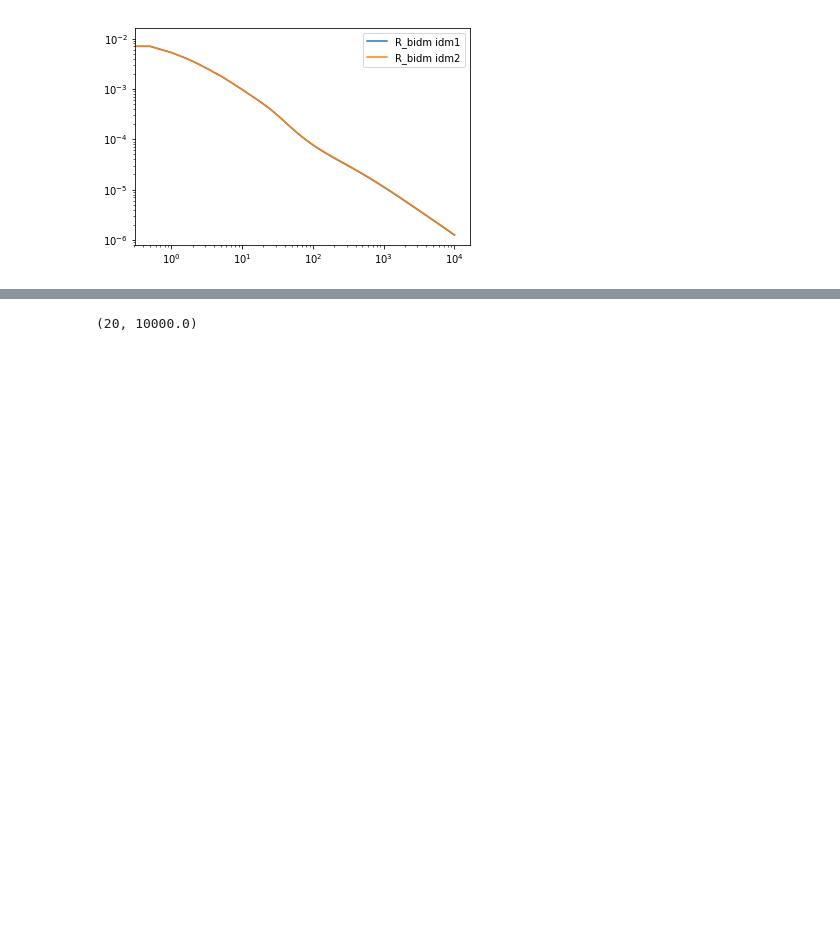
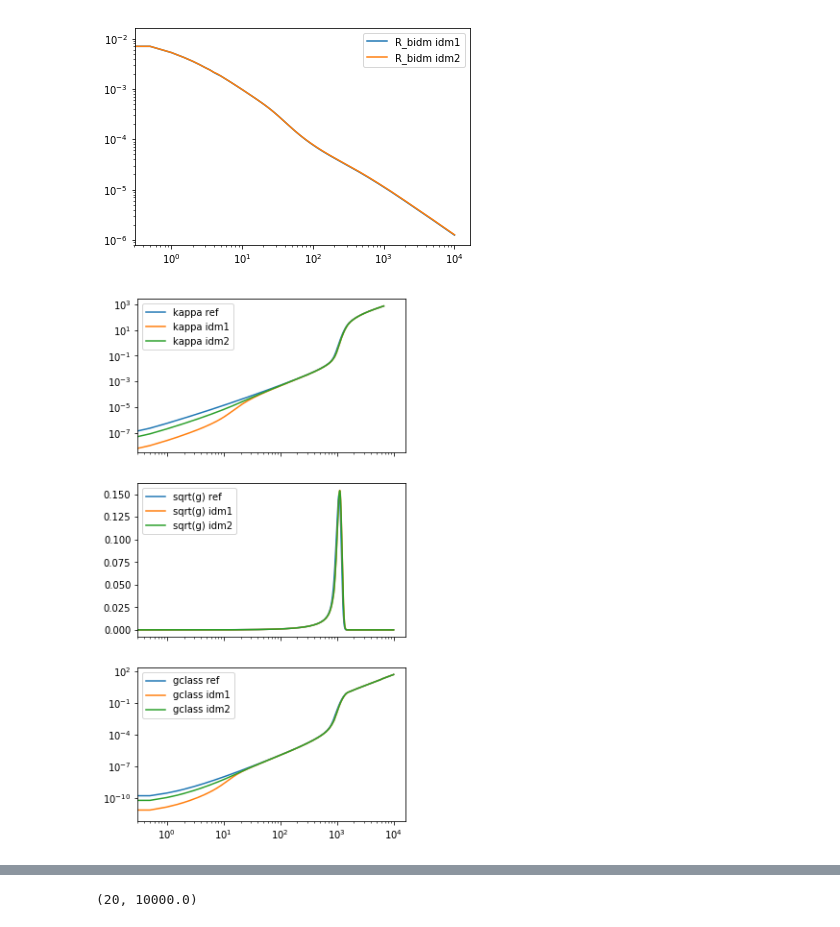
Before and after one commit to MarkMos/class_markmos, a Jupyter notebook: notebooks/Markus_general_test.ipynb, the cells around one changed output, grey strips where cells are left out. Cells and saved outputs as stored; diff of their text form; code cells hidden in the pictures; blank space fills up the shorter version.

```diff
--- a/notebooks/Markus_general_test.ipynb
+++ b/notebooks/Markus_general_test.ipynb
@@ -105,3 +111,18 @@ plt.legend()
 # %% [output]
 <matplotlib.legend.Legend at 0x...>
 [figure]
+# %%
+fig, axes = plt.subplots(3,1,figsize=(5,10),sharex=True)
+for M in models:
+    Th = cosmo[M].get_thermodynamics()
+    kappa = -np.log(Th['exp(-kappa)'])
+    gclass = Th["kappa' [Mpc^-1]"]
+    g = Th["kappa' [Mpc^-1]"]*Th['exp(-kappa)']
+    axes[0].loglog(Th['z'],kappa, label = 'kappa ' + M)
+    axes[1].semilogx(Th['z'],np.sqrt(g), label = 'sqrt(g) ' + M)
+    axes[2].loglog(Th['z'],gclass, label = 'gclass ' + M)
+
+for ax in axes:
+    ax.legend()
+# %% [output]
+[figure, added]
```
Also changed, not shown: parts of 18 cells of this notebook, 12 other files.
